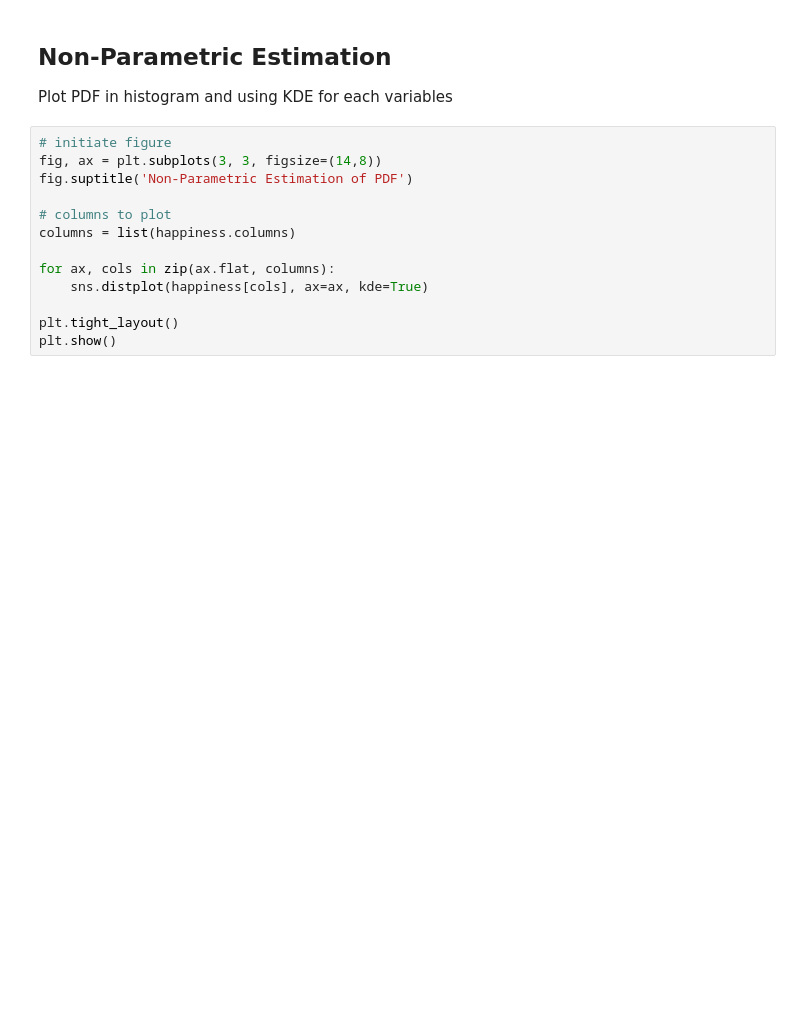
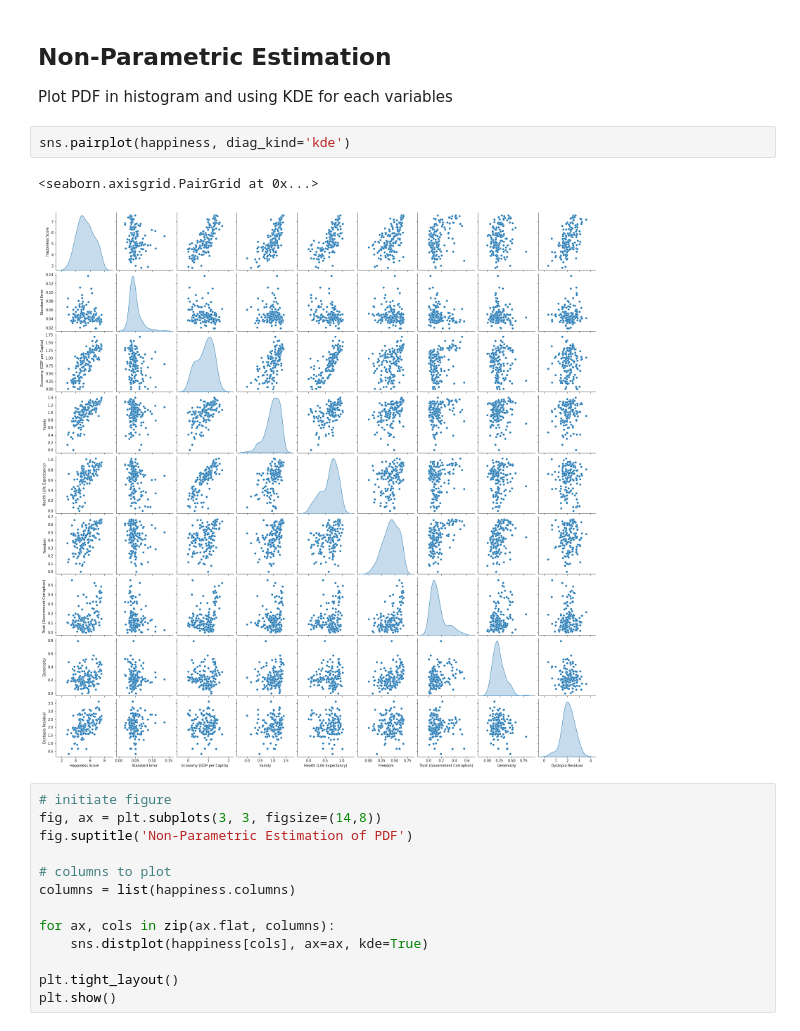
Before and after one commit to affand20/m2m-labs, a Jupyter notebook: lab2.ipynb, the cells around one changed output. Cells and saved outputs as stored; diff of their text form; blank space fills up the shorter version.

```diff
--- a/lab2.ipynb
+++ b/lab2.ipynb
@@ -64,6 +66,11 @@ happiness.head()
 # %% [markdown]
 ## Non-Parametric Estimation
 Plot PDF in histogram and using KDE for each variables
+# %%
+sns.pairplot(happiness, diag_kind='kde')
+# %% [output]
+<seaborn.axisgrid.PairGrid at 0x...>
+[figure, added]
 # %%
 # initiate figure
 fig, ax = plt.subplots(3, 3, figsize=(14,8))
```
Also changed, not shown: parts of 19 cells of this notebook, 9 other files.
